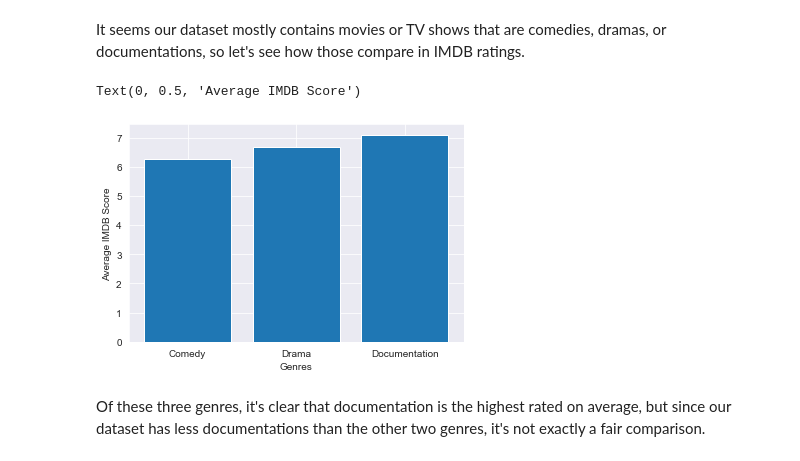
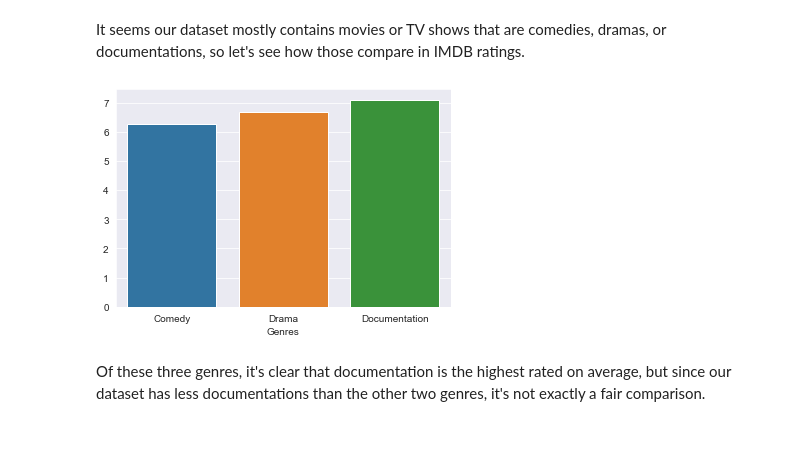
Before and after one commit to johnvinh/Netflix-Shows-Movies-Analysis, a Jupyter notebook: exploration.ipynb, the cells around one changed output. Cells and saved outputs as stored; diff of their text form; code cells hidden in the pictures.

Commit message:
replaced imdb score average plot with a seaborn plot

```diff
--- a/exploration.ipynb
+++ b/exploration.ipynb
@@ -81,16 +82,14 @@ It seems our dataset mostly contains movies or TV shows that are comedies, drama
 # %%
 comedy = df[df['genres'] == "['comedy']"]
 drama = df[df['genres'] == "['drama']"]
 documentation = df[df['genres'] == "['documentation']"]
 mean_values = [comedy['imdb_score'].mean(), drama['imdb_score'].mean(), documentation['imdb_score'].mean()]
 genres = [0, 1, 2]
-plt.bar(x=genres, height=mean_values)
-plt.xticks([0, 1, 2],
-           ["Comedy", "Drama", "Documentation"])
-plt.xlabel('Genres')
-plt.ylabel('Average IMDB Score')
+imdb_scores_plot: Axes = sns.barplot(x=genres, y=mean_values)
+imdb_scores_plot.set_xlabel('Genres')
+imdb_scores_plot.set_xticklabels(['Comedy', 'Drama', 'Documentation'])
+plt.show()
 # %% [output]
-Text(0, 0.5, 'Average IMDB Score')
-[figure, old version]
+[figure, new version]
 # %% [markdown]
 Of these three genres, it's clear that documentation is the highest rated on average, but since our dataset has less documentations than the other two genres, it's not exactly a fair comparison.
```
Also changed, not shown: parts of 1 cell of this notebook.
